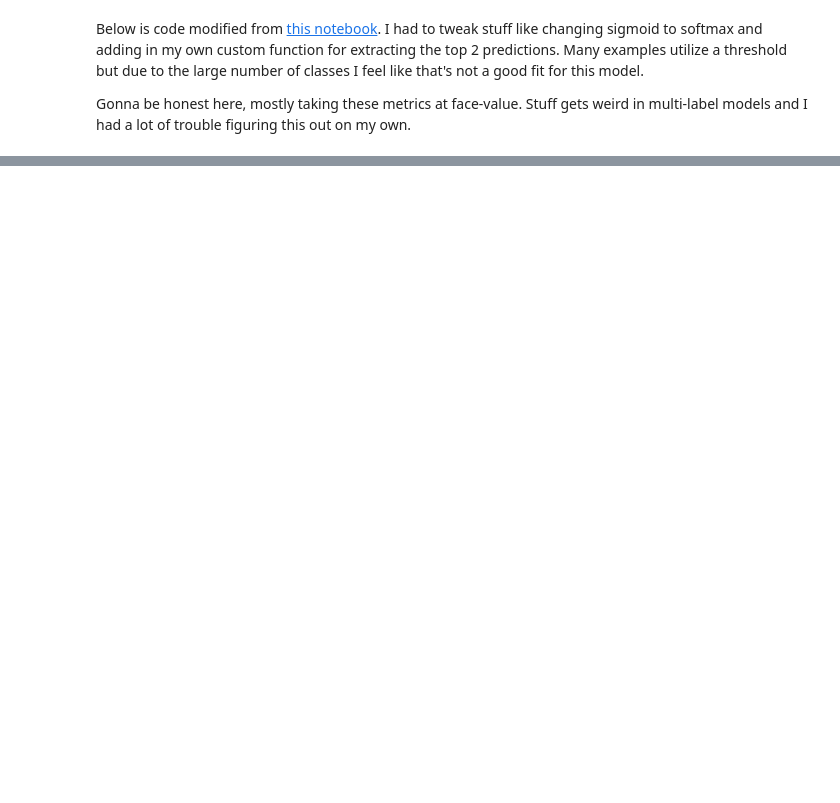
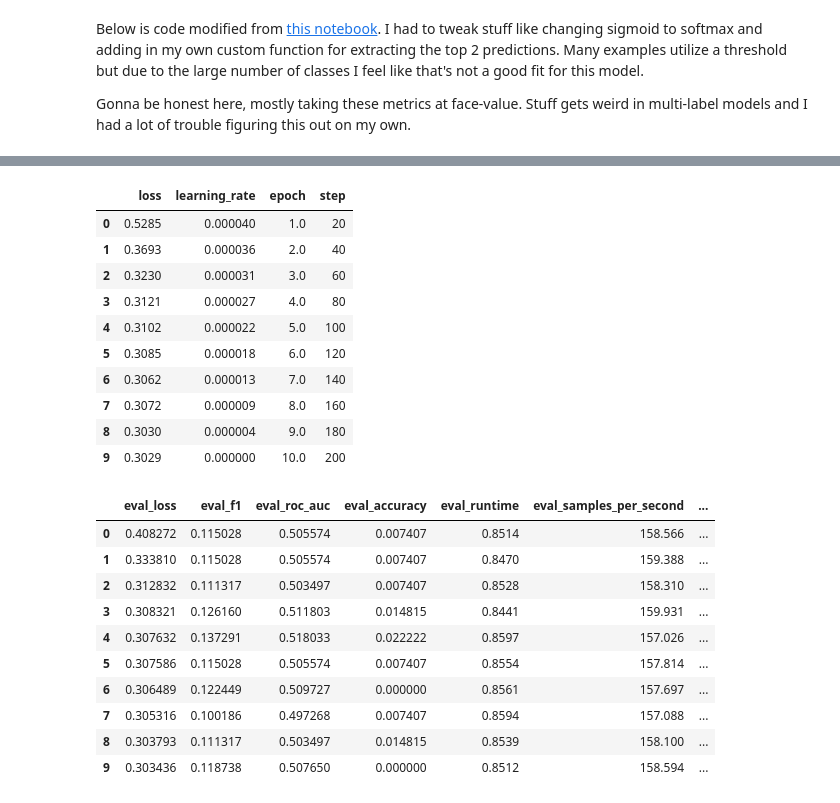
Before and after one commit to blamson/CS39AA-Project-blamson, a Jupyter notebook: part3_deep_learning_with_transformers.ipynb, the cells around one changed output, grey strips where cells are left out. Saved outputs shown, nothing was run; the diff lists cells and outputs as text; code cells hidden in the pictures; blank space fills up the shorter version.

```diff
--- a/part3_deep_learning_with_transformers.ipynb
+++ b/part3_deep_learning_with_transformers.ipynb
@@ -355 +384,9 @@ def compute_metrics(p: EvalPrediction):
+# %%
+def model_init():
+    return AutoModelForSequenceClassification.from_pretrained(
+        model_name, num_labels=len(names),
+        problem_type="multi_label_classification",
+        id2label=id2label,
+        label2id=label2id
+    )
 # %%
@@ -588,0 +621,42 @@ TrainOutput(global_step=400, training_loss=0.12316525280475617, metrics={'train_
+# %%
+import pandas as pd
+from matplotlib import pyplot as plt
+
+train_logs = []
+valid_logs = []
+for index, x in enumerate(trainer.state.log_history):
+    if 'loss' in x.keys():
+        train_logs.append(x)
+    elif 'eval_loss' in x.keys():
+        valid_logs.append(x)
+    else:
+        pass
+
+train_logs = pd.DataFrame(train_logs)
+valid_logs = pd.DataFrame(valid_logs)
+
+display(train_logs)
+display(valid_logs)
+# %% [output]
+|  | loss | learning_rate | epoch | step |
+| 0 | 0.5285 | 0.000040 | 1.0 | 20 |
+| 1 | 0.3693 | 0.000036 | 2.0 | 40 |
+| 2 | 0.3230 | 0.000031 | 3.0 | 60 |
+| 3 | 0.3121 | 0.000027 | 4.0 | 80 |
+| 4 | 0.3102 | 0.000022 | 5.0 | 100 |
+| 5 | 0.3085 | 0.000018 | 6.0 | 120 |
+| 6 | 0.3062 | 0.000013 | 7.0 | 140 |
+| 7 | 0.3072 | 0.000009 | 8.0 | 160 |
+| 8 | 0.3030 | 0.000004 | 9.0 | 180 |
+| 9 | 0.3029 | 0.000000 | 10.0 | 200 |
+|  | eval_loss | eval_f1 | eval_roc_auc | eval_accuracy | eval_runtime | eval_samples_per_second | ... |
+| 0 | 0.408272 | 0.115028 | 0.505574 | 0.007407 | 0.8514 | 158.566 | ... |
+| 1 | 0.333810 | 0.115028 | 0.505574 | 0.007407 | 0.8470 | 159.388 | ... |
+| 2 | 0.312832 | 0.111317 | 0.503497 | 0.007407 | 0.8528 | 158.310 | ... |
+| 3 | 0.308321 | 0.126160 | 0.511803 | 0.014815 | 0.8441 | 159.931 | ... |
+| 4 | 0.307632 | 0.137291 | 0.518033 | 0.022222 | 0.8597 | 157.026 | ... |
+| 5 | 0.307586 | 0.115028 | 0.505574 | 0.007407 | 0.8554 | 157.814 | ... |
+| 6 | 0.306489 | 0.122449 | 0.509727 | 0.000000 | 0.8561 | 157.697 | ... |
+| 7 | 0.305316 | 0.100186 | 0.497268 | 0.007407 | 0.8594 | 157.088 | ... |
+| 8 | 0.303793 | 0.111317 | 0.503497 | 0.014815 | 0.8539 | 158.100 | ... |
+| 9 | 0.303436 | 0.118738 | 0.507650 | 0.000000 | 0.8512 | 158.594 | ... |
```
Also changed, not shown: parts of 34 cells of this notebook, 2 other files.
